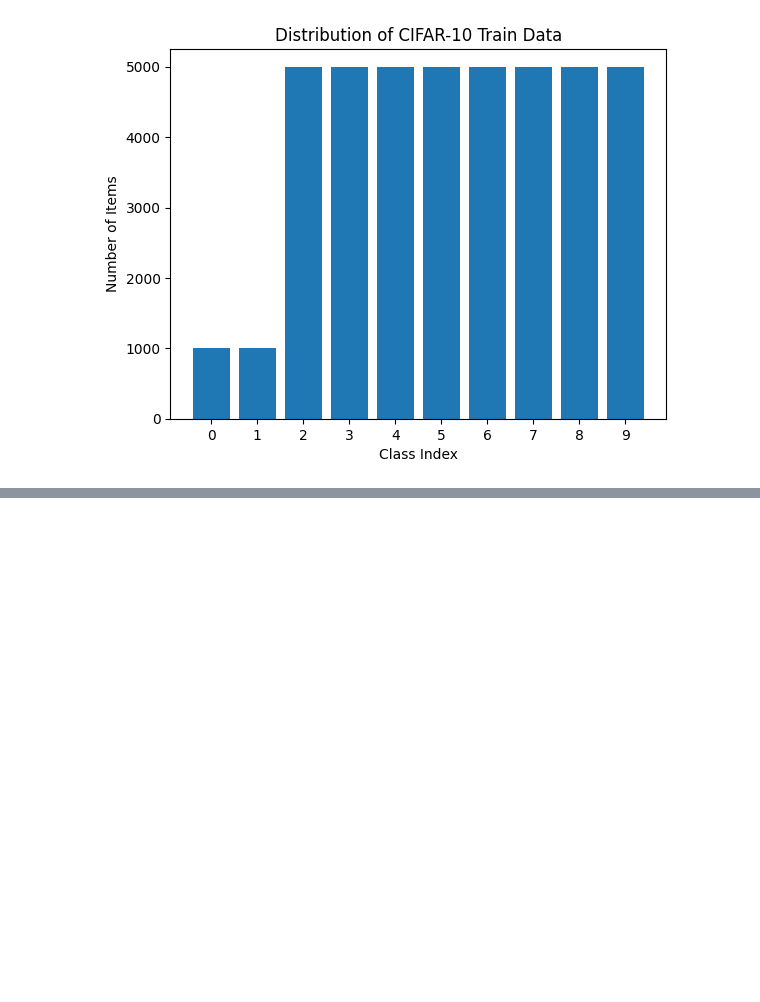
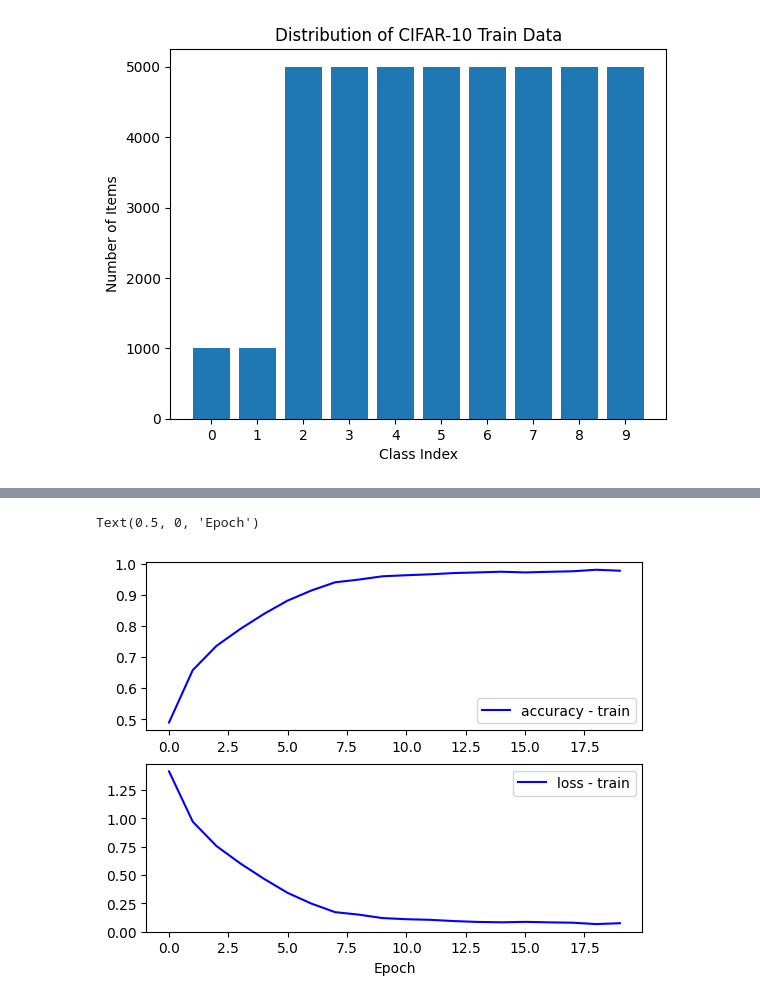
Before and after one commit to alimrn001/AI-CA5, a Jupyter notebook: Phase-2/CA5-P2.ipynb, the cells around one changed output, grey strips where cells are left out. Drawn from its saved outputs; the diff is of its cells as text; code cells hidden in the pictures; blank space fills up the shorter version.

```diff
--- a/Phase-2/CA5-P2.ipynb
+++ b/Phase-2/CA5-P2.ipynb
@@ -295,0 +285,24 @@ plt.show()
+# %%
+cnn_del = Sequential()
+cnn_del.add(Conv2D(32, (3, 3), padding='same', input_shape=x_train_new.shape[1:]))
+cnn_del.add(Activation('relu'))
+cnn_del.add(Conv2D(32, (3, 3)))
+cnn_del.add(Activation('relu'))
+cnn_del.add(MaxPooling2D(pool_size=(2, 2)))
+
+cnn_del.add(Conv2D(64, (3, 3), padding='same'))
+cnn_del.add(Activation('relu'))
+cnn_del.add(Conv2D(64, (3, 3)))
+cnn_del.add(Activation('relu'))
+cnn_del.add(MaxPooling2D(pool_size=(2, 2)))
+
+cnn_del.add(Flatten())
+cnn_del.add(Dense(512))
+cnn_del.add(Activation('relu'))
+cnn_del.add(Dense(10))
+cnn_del.add(Activation('softmax'))
+
+cnn_del.compile(loss = 'categorical_crossentropy',
+optimizer = 'adam',
+metrics = ['accuracy'])
+log_del = cnn_del.fit(x_train_new, y_train_new, batch_size=32, epochs=20, validation_data=(x_test, y_test))
@@ -295,0 +331,12 @@ plt.show()
+# %%
+figure, ax = plt.subplots(2,1)
+
+ax[0].plot(log_del.history['accuracy'], color='b', label="accuracy - train")
+legend = ax[0].legend()
+
+ax[1].plot(log_del.history['loss'], color='b', label="loss - train")
+legend = ax[1].legend()
+ax[1].set_xlabel('Epoch')
+# %% [output]
+Text(0.5, 0, 'Epoch')
+[figure, added]
```
Also changed, not shown: parts of 8 cells of this notebook.
